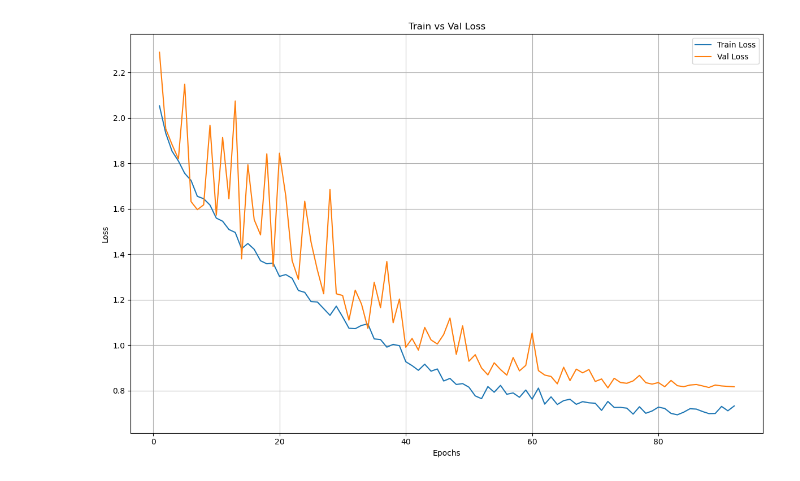
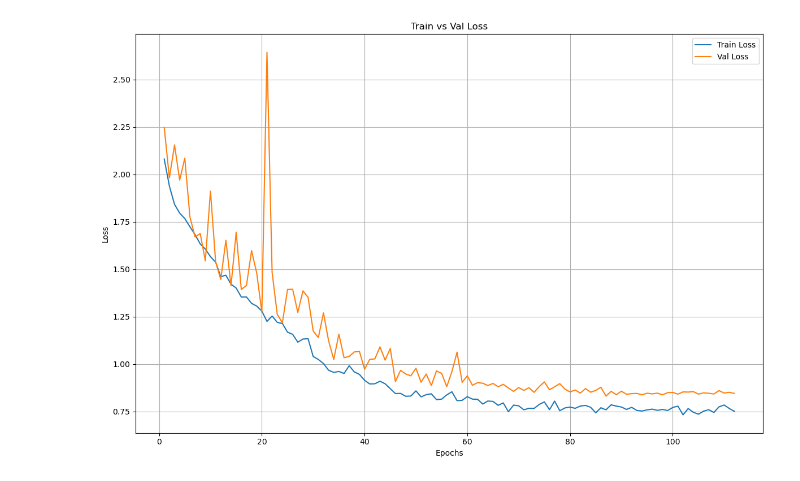
Before and after one commit to Juniorin/ocular-pathology-classification, a Jupyter notebook: notebooks/02_results.ipynb, the cells around one changed output. Saved outputs shown, nothing was run; the diff lists cells and outputs as text; code cells hidden in the pictures.

Commit message:
feat(notebooks): update results visualization

```diff
--- a/notebooks/02_results.ipynb
+++ b/notebooks/02_results.ipynb
@@ -1,27 +1,27 @@
 # %%
 import json
 import matplotlib.pyplot as plt
 from pathlib import Path
 from ocular_path_classif.config import MODELS_DIR, FIGURES_DIR
 
 # Load history
-with open(MODELS_DIR / "best_history.json", "r") as f:
+with open(MODELS_DIR / "latest_run_history.json", "r") as f:
     history = json.load(f)
 
 train_loss = history["train_loss"]
 val_loss = history["val_loss"]
 epochs = range(1, len(train_loss) + 1)
 
 plt.figure(figsize=(12, 8))
 plt.plot(epochs, train_loss, label="Train Loss")
 plt.plot(epochs, val_loss, label="Val Loss")
 plt.xlabel("Epochs")
 plt.ylabel("Loss")
 plt.title("Train vs Val Loss")
 plt.legend()
 plt.grid(True)
 plt.tight_layout()
-plt.savefig(FIGURES_DIR / "loss_curve_2.png")
+plt.savefig(FIGURES_DIR / "loss_curve.png")
 plt.show()
 # %% [output]
-[figure, old version]
+[figure, new version]
```
